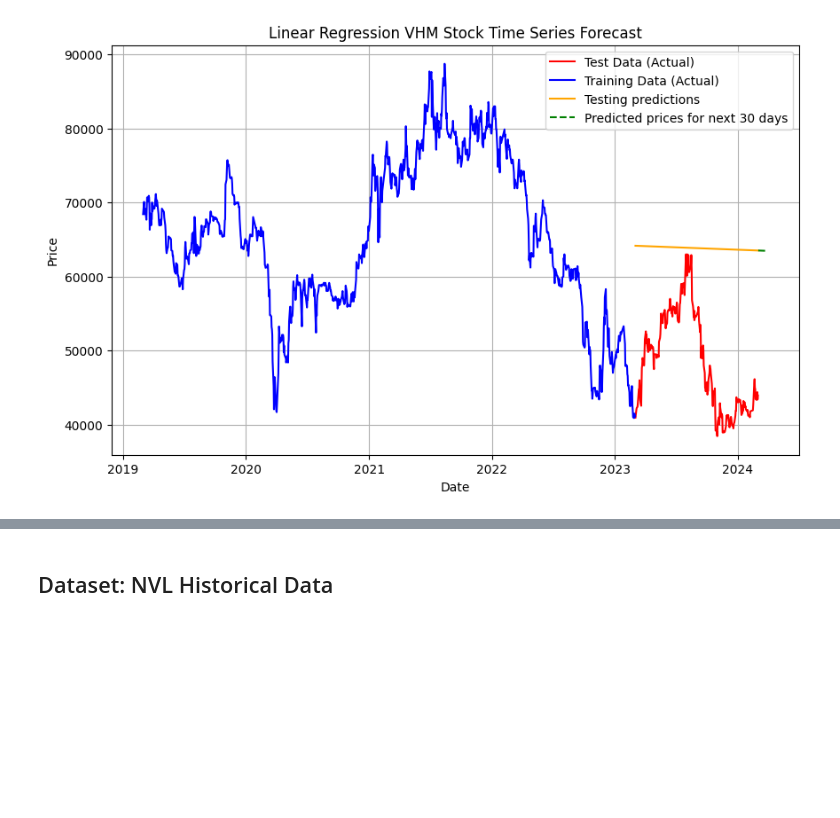
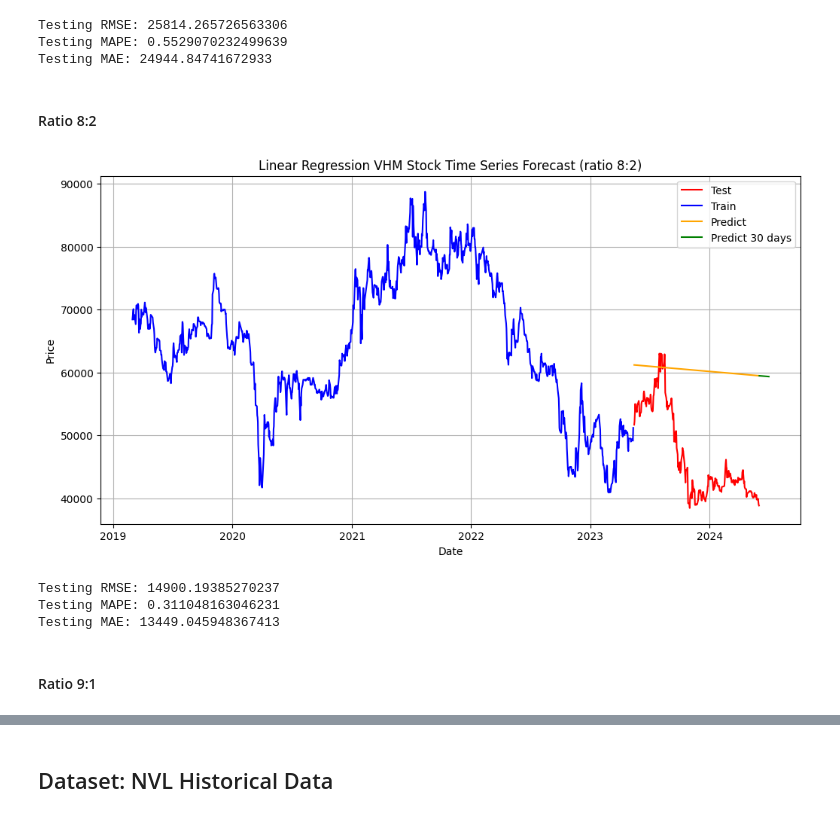
Before and after one commit to chanhlm/IS403_O22_HTCL_5, a Jupyter notebook: Models/LinearRegression.ipynb, the cells around one changed output, grey strips where cells are left out. Saved outputs shown, nothing was run; the diff lists cells and outputs as text; code cells hidden in the pictures; blank space fills up the shorter version.

Commit message:
week6: Linear Regression, Holt-Winters and LSTM

```diff
--- a/Models/LinearRegression.ipynb
+++ b/Models/LinearRegression.ipynb
@@ -9,0 +8,11 @@ from sklearn.linear_model import LinearRegression
+# %%
+data = pd.read_csv('../Datasets/1 - VHM Historical Data.csv')
+data = data.sort_index(ascending=False)
+data = data.reset_index(drop=True)
+# %%
+# Format cột "Price", "Open", "High", "Low"
+for col in ['Price', 'Open', 'High', 'Low']:
+    data[col] = data[col].str.replace(',', '').astype(float)
+
+data['Date'] = pd.to_datetime(data['Date'])
+data
@@ -10,7 +33,5 @@ from sklearn.linear_model import LinearRegression
 # %%
-data = pd.read_csv('./Datasets/1 - VHM Historical Data.csv')
-data = data.sort_index(ascending=False)
-plt.figure(figsize=(10, 4))
+plt.figure(figsize=(12, 6))
 plt.plot(data['Price'])
 plt.title('VHM Stock Price')
 plt.xlabel('Date')
@@ -21,41 +81,71 @@ plt.show()
+# %%
+# Đánh giá độ chính xác thuật toán bằng RMSE
+from sklearn.metrics import mean_absolute_error, mean_absolute_percentage_error
+
+test_rmse = np.sqrt(np.mean((y_test_pred - y_test)**2))
+test_mape = mean_absolute_percentage_error(y_test, y_test_pred)
+test_mae = mean_absolute_error(y_test, y_test_pred)
+
+print('Testing RMSE:', test_rmse)
+print('Testing MAPE:', test_mape)
+print('Testing MAE:', test_mae)
+# %% [output]
+Testing RMSE: 25814.265726563306
+Testing MAPE: 0.5529070232499639
+Testing MAE: 24944.84741672933
+# %% [markdown]
+#### Ratio 8:2
 # %%
-data['Date'] = pd.to_datetime(data['Date'])
-train_dates= pd.to_datetime(data['Date'])
-
 train_data = data[:round(len(data)*80/100)]
 test_data = data[round(len(data)*80/100):]
 
 x = data['Date'].apply(lambda x: x.timestamp()).values.reshape(-1, 1)
 y = data['Price'].values
 
 train_size = round(len(x) * 0.8)
 X_train, X_test = x[:train_size], x[train_size:]
 y_train, y_test = y[:train_size], y[train_size:]
 
 model = LinearRegression()
 model.fit(X_train, y_train)
 
-y_train_pred = model.predict(X_train)
 y_test_pred = model.predict(X_test)
 
-plt.figure(figsize=(10, 6))
+plt.figure(figsize=(12, 6))
 
-plt.plot(test_data['Date'], test_data['Price'], linestyle='-', color='r', label='Test Data (Actual)')
-plt.plot(train_data['Date'], train_data['Price'], linestyle='-', color='b', label='Training Data (Actual)')
-plt.plot(test_data['Date'], y_test_pred, color='orange', label='Testing predictions')
+plt.plot(test_data['Date'], test_data['Price'], linestyle='-', color='r', label='Test')
+plt.plot(train_data['Date'], train_data['Price'], linestyle='-', color='b', label='Train')
+plt.plot(test_data['Date'], y_test_pred, color='orange', label='Predict')
 
 # Predict prices for the next 30 days
 last_date = data['Date'].iloc[-1]
 next_30_days = pd.date_range(start=last_date + pd.Timedelta(days=1), periods=30, freq='D')
 x_next_30_days = np.array([d.timestamp() for d in next_30_days]).reshape(-1, 1)
 y_next_30_days = model.predict(x_next_30_days)
-plt.plot(next_30_days, y_next_30_days, linestyle='--', color='g', label='Predicted prices for next 30 days')
+plt.plot(next_30_days, y_next_30_days, linestyle='-', color='g', label='Predict 30 days')
 
 plt.xlabel('Date')
 plt.ylabel('Price')
-plt.title('Linear Regression VHM Stock Time Series Forecast')
+plt.title('Linear Regression VHM Stock Time Series Forecast (ratio 8:2)')
 plt.legend()
 plt.grid(True)
 plt.show()
 # %% [output]
-[figure, old version]
+[figure, new version]
+# %%
+# Đánh giá độ chính xác thuật toán bằng RMSE
+from sklearn.metrics import mean_absolute_error, mean_absolute_percentage_error
+
+test_rmse = np.sqrt(np.mean((y_test_pred - y_test)**2))
+test_mape = mean_absolute_percentage_error(y_test, y_test_pred)
+test_mae = mean_absolute_error(y_test, y_test_pred)
+
+print('Testing RMSE:', test_rmse)
+print('Testing MAPE:', test_mape)
+print('Testing MAE:', test_mae)
+# %% [output]
+Testing RMSE: 14900.19385270237
+Testing MAPE: 0.311048163046231
+Testing MAE: 13449.045948367413
+# %% [markdown]
+#### Ratio 9:1
```
Also changed, not shown: parts of 33 cells of this notebook, 2 other files.
